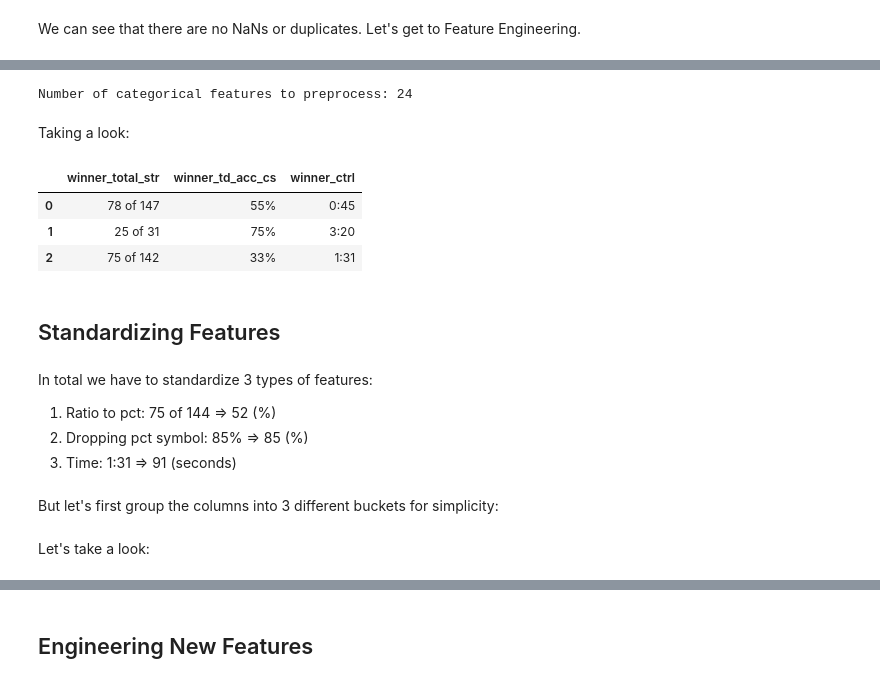
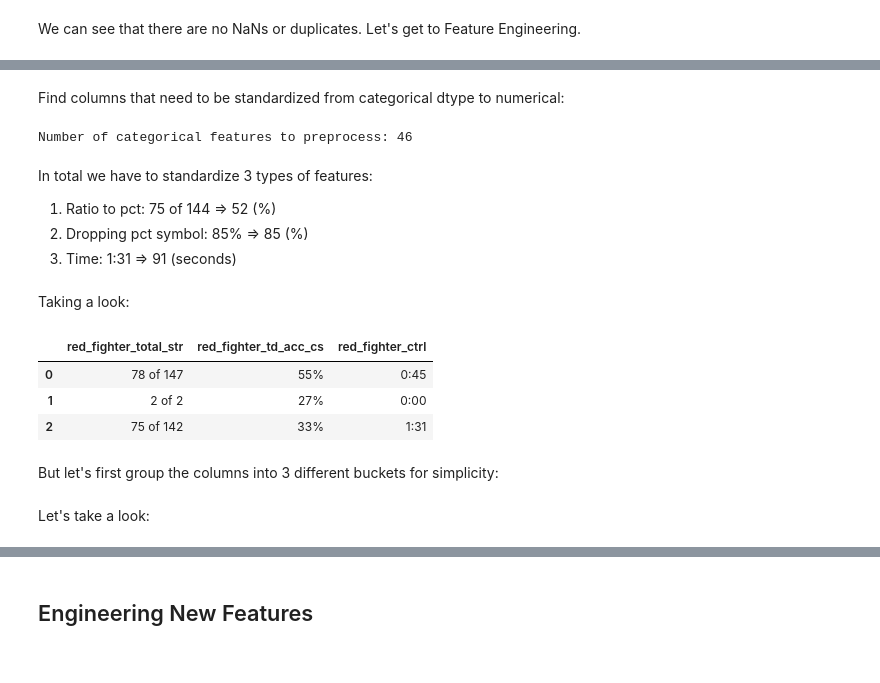
Before and after one commit to komaksym/UFC-DataLab, a Jupyter notebook: data/src/clean_data.ipynb, the cells around one changed output, grey strips where cells are left out. Saved outputs shown, nothing was run; the diff lists cells and outputs as text; code cells hidden in the pictures.

```diff
--- a/data/src/clean_data.ipynb
+++ b/data/src/clean_data.ipynb
@@ -420,3 +355,0 @@ def assign_winner_n_loser(df, winner_col="winner"):
-# %%
-stats = assign_winner_n_loser(stats)
-stats.columns[-5:]
@@ -500,36 +385,36 @@ Find columns that need to be cleaned:
+# %% [markdown]
+Find columns that need to be standardized from categorical dtype to numerical:
 # %%
-cols_to_clean = []
+cols_to_standardize = []
 
 for col in stats.columns:
     val = stats.loc[0, col]
     if (
         stats[col].dtype == "object"
-        and (col.startswith("loser_") or col.startswith("winner_"))
+        and (col.startswith("red_") or col.startswith("blue_"))
         and any(char.isdigit() for char in val)
     ):
-        cols_to_clean.append(col)
+        cols_to_standardize.append(col)
 
-print(f"Number of categorical features to preprocess: {len(cols_to_clean)}")
+print(f"Number of categorical features to preprocess: {len(cols_to_standardize)}")
 # %% [output]
-Number of categorical features to preprocess: 24
+Number of categorical features to preprocess: 46
-# %% [markdown]
-Taking a look:
+# %% [markdown]
+In total we have to standardize 3 types of features:
+1. Ratio to pct: 75 of 144 => 52 (%)
+2. Dropping pct symbol: 85% => 85 (%)
+3. Time: 1:31	=> 91 (seconds)
+# %% [markdown]
+Taking a look:
 # %%
-stats.loc[:2, ["winner_total_str", "winner_td_acc_cs", "winner_ctrl"]]
+stats.loc[:2, ["red_fighter_total_str", "red_fighter_td_acc_cs", "red_fighter_ctrl"]]
 # %% [output]
-|  | winner_total_str | winner_td_acc_cs | winner_ctrl |
+|  | red_fighter_total_str | red_fighter_td_acc_cs | red_fighter_ctrl |
 | 0 | 78 of 147 | 55% | 0:45 |
-| 1 | 25 of 31 | 75% | 3:20 |
+| 1 | 2 of 2 | 27% | 0:00 |
 | 2 | 75 of 142 | 33% | 1:31 |
-# %% [markdown]
-## Standardizing Features
-# %% [markdown]
-In total we have to standardize 3 types of features:
-1. Ratio to pct: 75 of 144 => 52 (%)
-2. Dropping pct symbol: 85% => 85 (%)
-3. Time: 1:31	=> 91 (seconds)
-# %% [markdown]
-But let's first group the columns into 3 different buckets for simplicity:
+# %% [markdown]
+But let's first group the columns into 3 different buckets for simplicity:
 # %%
 """This way of matching is not safe, and REGEXes should be used instead,
 but this is a trivial case and I think we should be fine."""
@@ -547,8 +432,8 @@ for col in cols_to_clean:
         no_pct_symbol_cols.append(col)
     elif ":" in val:
         time_cols.append(col)
-# %% [markdown]
-Let's take a look:
+# %% [markdown]
+Let's take a look:
 # %%
 stats.loc[:2, of_cols]
 # %% [output]
```
Also changed, not shown: parts of 123 cells of this notebook.
